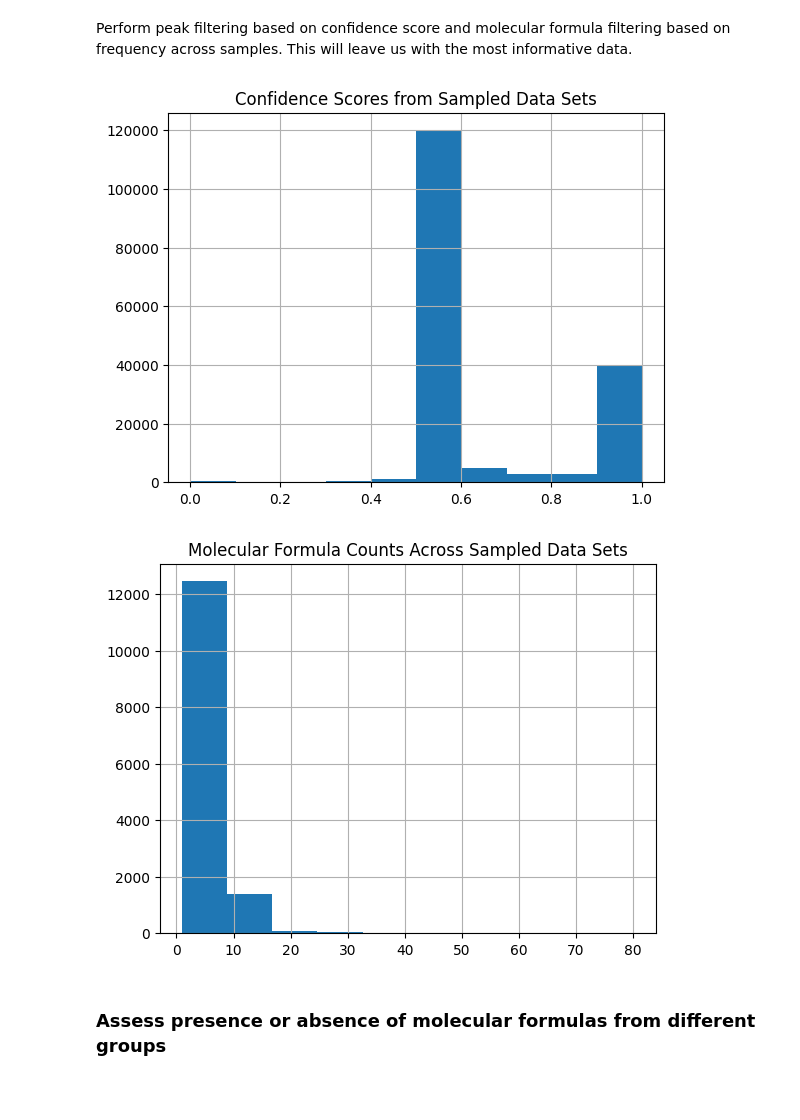
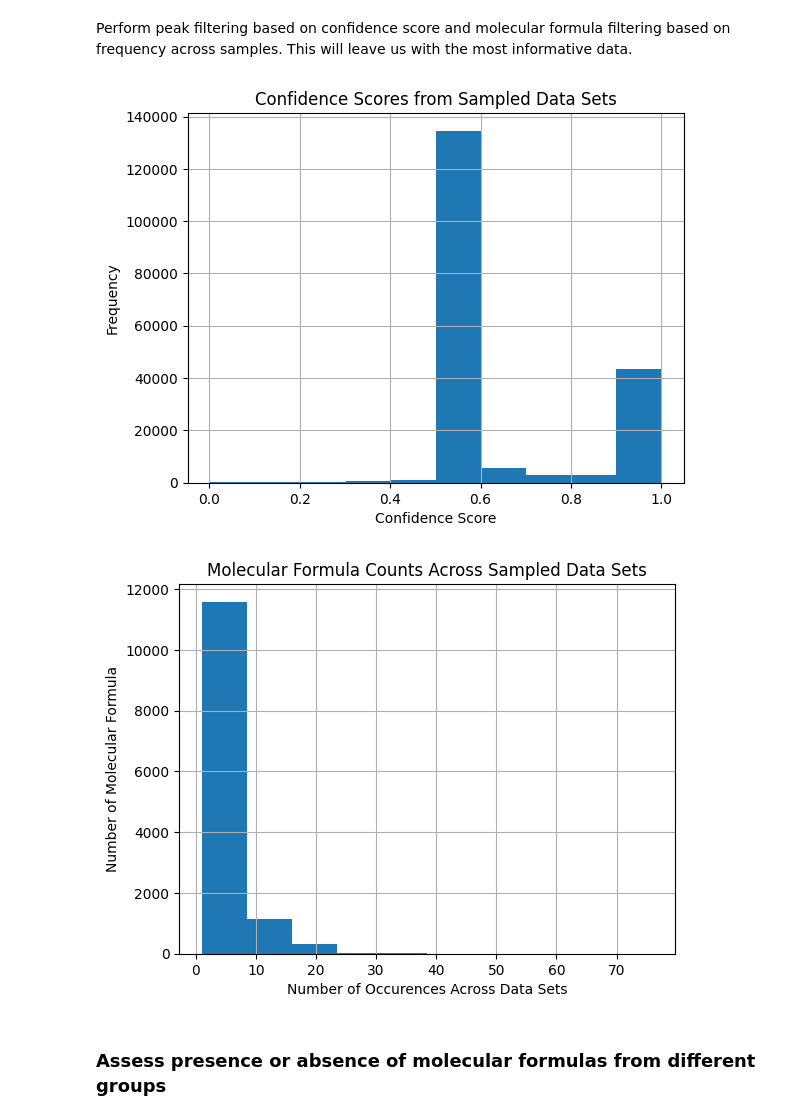
Before and after one commit to microbiomedata/nmdc_notebooks, a Jupyter notebook: NOM_visualizations/python/nom_data.ipynb, the cells around one changed output. Saved outputs shown, nothing was run; the diff lists cells and outputs as text; code cells hidden in the pictures; blank space fills up the shorter version.

```diff
--- a/NOM_visualizations/python/nom_data.ipynb
+++ b/NOM_visualizations/python/nom_data.ipynb
@@ -420,8 +422,9 @@ Name: count, dtype: int64
 # %% [markdown]
 Randomly sample a chosen number of data sets from each group
 # %%
+
 #determine sampling size based on counts above
-n=30
+n=33
 
 #list the different types
 list_type=count_type.index.tolist()
@@ -441,9 +444,11 @@ for type in list_type:
 #resave list as dataframe
 sampled_data=pd.concat(sampled_data)
 
+
 #pull rest of the data for the sampled data sets
 sampled_data_merged=sampled_data.merge(perc_assign_filt,on=['processed',grouping_column],how="left")
 
+
 sampled_data_merged
 # %% [output]
 |  | processed | sample_type_gen | assigned_perc | mol_form | H/C | O/C | Confidence Score |
@@ -464,27 +469,31 @@ Perform peak filtering based on confidence score and molecular formula filtering
 # %%
 #histogram of confidence scores for randomly selected samples
 sampled_data_merged.hist("Confidence Score")
 plt.title('Confidence Scores from Sampled Data Sets')
+plt.xlabel("Confidence Score")
+plt.ylabel("Frequency")
 plt.show()
 
 #peak filtering by confidence score
-peak_filt=sampled_data_merged[sampled_data_merged['Confidence Score']>0.60]
+peak_filt=sampled_data_merged[sampled_data_merged['Confidence Score']>0.75]
 
 #count for each molecular formula
 mol_counts=peak_filt.value_counts('mol_form').to_frame().reset_index()
 
 #histogram of molecular formula counts
 mol_counts.hist("count")
 plt.locator_params(axis='x')
 plt.title('Molecular Formula Counts Across Sampled Data Sets')
+plt.xlabel("Number of Occurences Across Data Sets")
+plt.ylabel("Number of Molecular Formula")
 plt.show()
 
 #based on this histogram, filter to formulas in more than 5 samples
-mol_counts=mol_counts[mol_counts['count']>5]
+mol_counts=mol_counts[mol_counts['count']>=5]
 mol_filter=mol_counts.merge(peak_filt,on=['mol_form'],how="left")
 # %% [output]
-[figure, old version]
+[figure, new version]
-[figure, old version]
+[figure, new version]
 # %% [markdown]
 ### Assess presence or absence of molecular formulas from different groups
 # %% [markdown]
```
Also changed, not shown: parts of 6 cells of this notebook.
